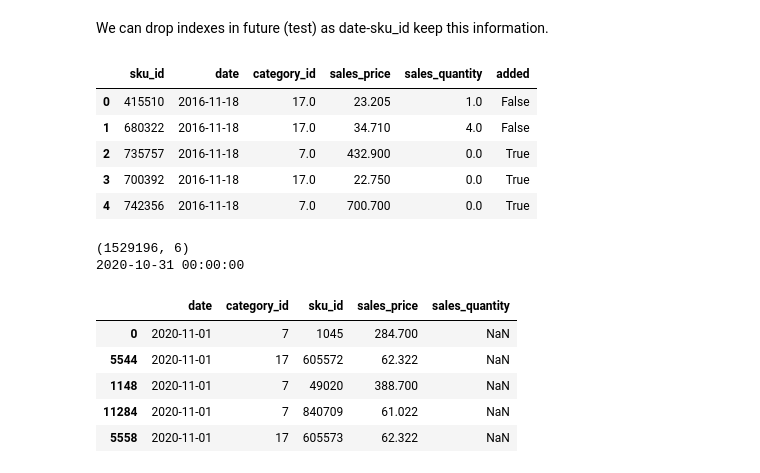
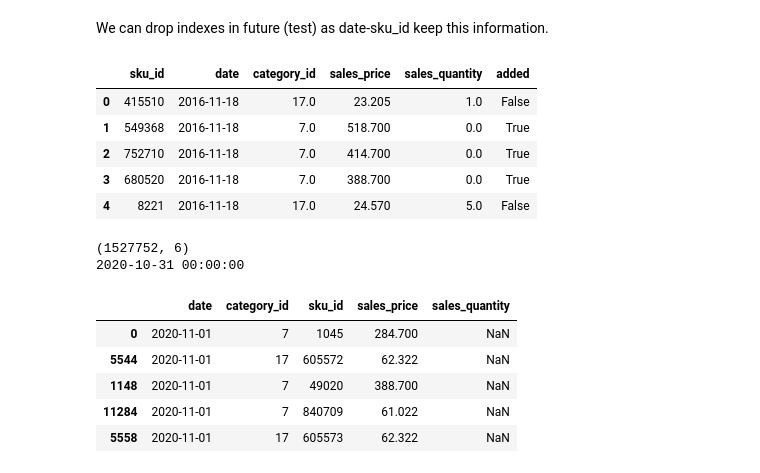
Before and after one commit to starovit/forecast-sales, a Jupyter notebook: notebooks/02_model.ipynb, the cells around one changed output. Drawn from its saved outputs; the diff is of its cells as text; code cells hidden in the pictures.

Commit message:
Outlier 64522 was Dropped from Training

```diff
--- a/notebooks/02_model.ipynb
+++ b/notebooks/02_model.ipynb
@@ -214,19 +216,21 @@ Full CatBoost MAE with extra features: 0.790
 # %% [markdown]
 We can drop indexes in future (test) as date-sku_id keep this information.
 # %%
+# History
 df_history = load_and_prepare_data("../data/raw/df.csv")
+df_history = df_history[df_history.sku_id != 64522] # Drop outliers (we don't have it in test)
 df_history = create_full_dataset(df_history)
 
 display(df_history.head())
 print(df_history.shape)
 print(df_history.date.max())
 # %% [output]
 |  | sku_id | date | category_id | sales_price | sales_quantity | added |
 | 0 | 415510 | 2016-11-18 | 17.0 | 23.205 | 1.0 | False |
-| 1 | 680322 | 2016-11-18 | 17.0 | 34.710 | 4.0 | False |
-| 2 | 735757 | 2016-11-18 | 7.0 | 432.900 | 0.0 | True |
-| 3 | 700392 | 2016-11-18 | 17.0 | 22.750 | 0.0 | True |
-| 4 | 742356 | 2016-11-18 | 7.0 | 700.700 | 0.0 | True |
+| 1 | 549368 | 2016-11-18 | 7.0 | 518.700 | 0.0 | True |
+| 2 | 752710 | 2016-11-18 | 7.0 | 414.700 | 0.0 | True |
+| 3 | 680520 | 2016-11-18 | 7.0 | 388.700 | 0.0 | True |
+| 4 | 8221 | 2016-11-18 | 17.0 | 24.570 | 5.0 | False |
-(1529196, 6)
+(1527752, 6)
 2020-10-31 00:00:00
 # %%
```
Also changed, not shown: parts of 14 cells of this notebook, 10 other files.
